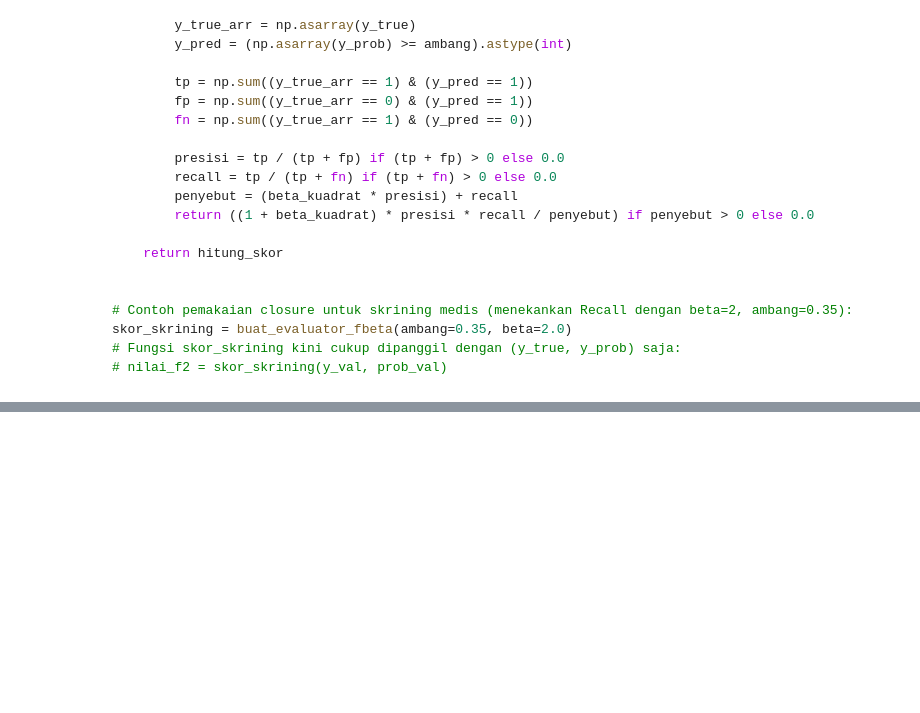
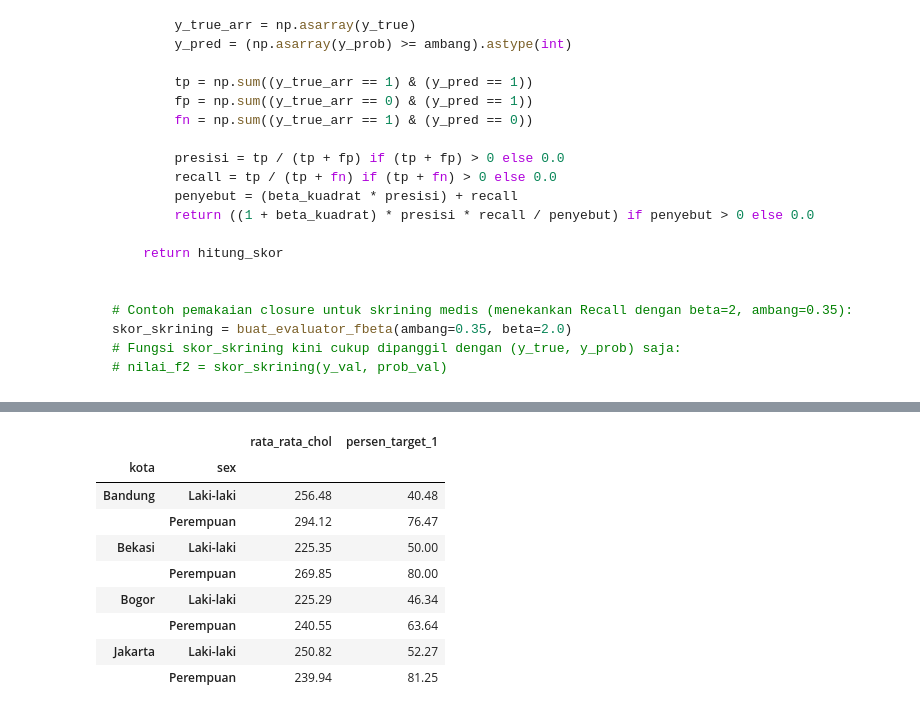
Before and after one commit to YanDraa/HeartDeases, a Jupyter notebook: HeartDeases.ipynb, the cells around one changed output, grey strips where cells are left out. Saved outputs shown, nothing was run; the diff lists cells and outputs as text; code cells hidden in the pictures; blank space fills up the shorter version.

Commit message:
feat: add automated data quality issue detector in practice section

```diff
--- a/HeartDeases.ipynb
+++ b/HeartDeases.ipynb
@@ -617,0 +837,72 @@ skor_skrining = buat_evaluator_fbeta(ambang=0.35, beta=2.0)
+# %%
+def seragamkan(df):
+    """Menyeragamkan kolom 'age' menjadi numerik dan 'sex' menjadi {'Laki-laki', 'Perempuan'}.
+
+    Fungsi murni: tidak memodifikasi DataFrame masukan.
+    """
+    if df is None or df.empty:
+        return df.copy() if df is not None else pd.DataFrame()
+
+    df_out = df.copy()
+
+    # (a.1) Ekstrak angka dari 'age' dan buang satuan teks apa pun menggunakan regex
+    if 'age' in df_out.columns and not pd.api.types.is_numeric_dtype(df_out['age']):
+        ekstrak_angka = (
+            df_out['age']
+            .astype(str)
+            .str.extract(r'([+-]?\d+(?:\.\d+)?)', expand=False)
+        )
+        seri_num = pd.to_numeric(ekstrak_angka, errors='coerce')
+        if seri_num.notna().all() and (seri_num % 1 == 0).all():
+            df_out['age'] = seri_num.astype(int)
+        else:
+            df_out['age'] = seri_num.astype(float)
+
+    # (a.2) Seragamkan 'sex' memakai peta otomatis dari kunci kanonik & aturan huruf awal
+    if 'sex' in df_out.columns:
+        kunci_kanonik = ('Laki-laki', 'Perempuan')
+        aturan_huruf_awal = {k[0].lower(): k for k in kunci_kanonik}
+        nilai_unik = df_out['sex'].dropna().unique()
+        peta_sex = {
+            val: aturan_huruf_awal.get(str(val).strip()[:1].lower(), val)
+            for val in nilai_unik
+        }
+        df_out['sex'] = df_out['sex'].map(
+            lambda v: peta_sex.get(v, v) if pd.notna(v) else v
+        )
+
+    return df_out
+
+
+def gabung_aman(kiri, kanan, kunci):
+    """Melakukan left join many-to-one yang tervalidasi, mencetak kunci yatim, dan menjaga jumlah baris."""
+    if kunci not in kiri.columns or kunci not in kanan.columns:
+        raise ValueError(f"Kolom kunci '{kunci}' harus tersedia pada kedua tabel.")
+
+    # Validasi many-to-one sebelum join: kunci di tabel kanan wajib unik
+    if kanan[kunci].duplicated().any():
+        kunci_ganda = kanan.loc[kanan[kunci].duplicated(), kunci].unique().tolist()
+        raise ValueError(f"Tabel kanan memiliki kunci ganda pada kolom '{kunci}': {kunci_ganda}")
+
+    # Deteksi dan cetak kunci yatim
+    kunci_yatim = sorted(set(kiri[kunci].dropna()) - set(kanan[kunci].dropna()))
+    print(f"Kunci yatim terdeteksi pada '{kunci}' ({len(kunci_yatim)} kode): {kunci_yatim}")
+
+    hasil = pd.merge(kiri.copy(), kanan.copy(), on=kunci, how='left', validate='many_to_one')
+    assert len(hasil) == len(kiri), "Jumlah baris hasil join tidak sama dengan tabel kiri!"
+    return hasil
+
+
+# (c) Satu rantai method: rata-rata chol valid (100-700) dan persentase target == 1 per kota x sex
+ringkasan_kota_sex = (
+    gabung_aman(seragamkan(hd), klinik, 'kode_klinik')
+    .query('100 <= chol <= 700')
+    .groupby(['kota', 'sex'], as_index=True)
+    .agg(
+        rata_rata_chol=('chol', 'mean'),
+        persen_target_1=('target', lambda s: s.mean() * 100.0),
+    )
+    .round(2)
+)
+display(ringkasan_kota_sex)
+# %% [output]
@@ -617,0 +910,10 @@ skor_skrining = buat_evaluator_fbeta(ambang=0.35, beta=2.0)
+|  |  | rata_rata_chol | persen_target_1 |
+| kota | sex |  |  |
+| Bandung | Laki-laki | 256.48 | 40.48 |
+|  | Perempuan | 294.12 | 76.47 |
+| Bekasi | Laki-laki | 225.35 | 50.00 |
+|  | Perempuan | 269.85 | 80.00 |
+| Bogor | Laki-laki | 225.29 | 46.34 |
+|  | Perempuan | 240.55 | 63.64 |
+| Jakarta | Laki-laki | 250.82 | 52.27 |
+|  | Perempuan | 239.94 | 81.25 |
```
Also changed, not shown: parts of 25 cells of this notebook.
